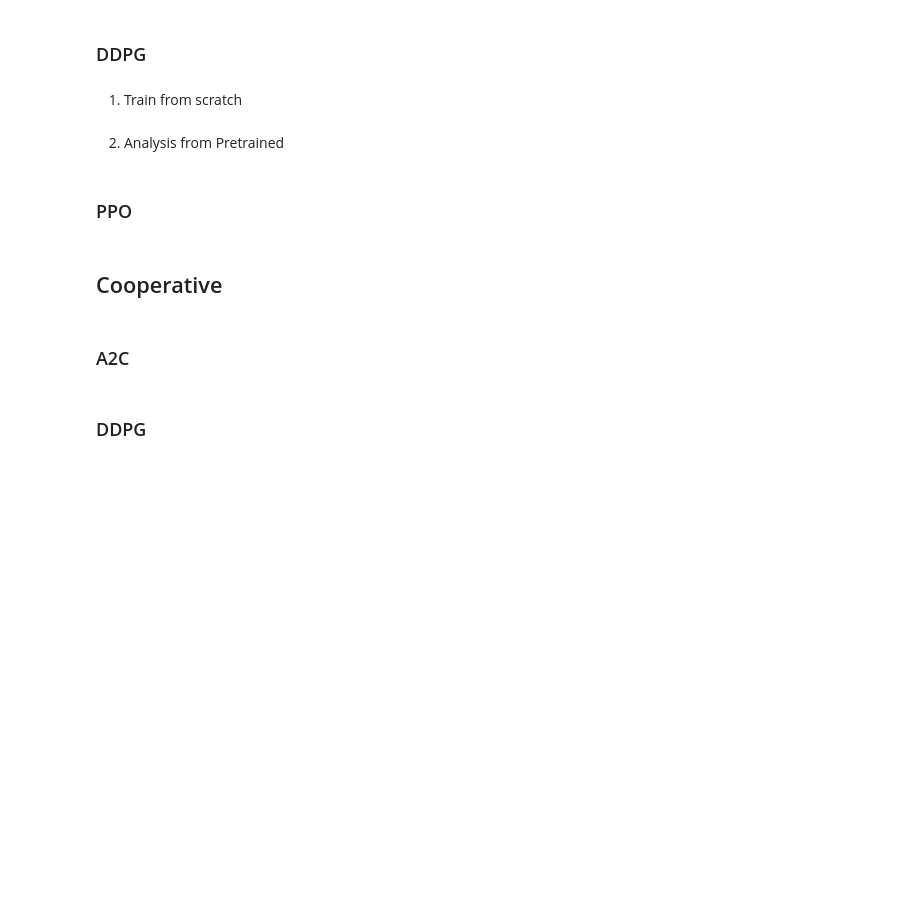
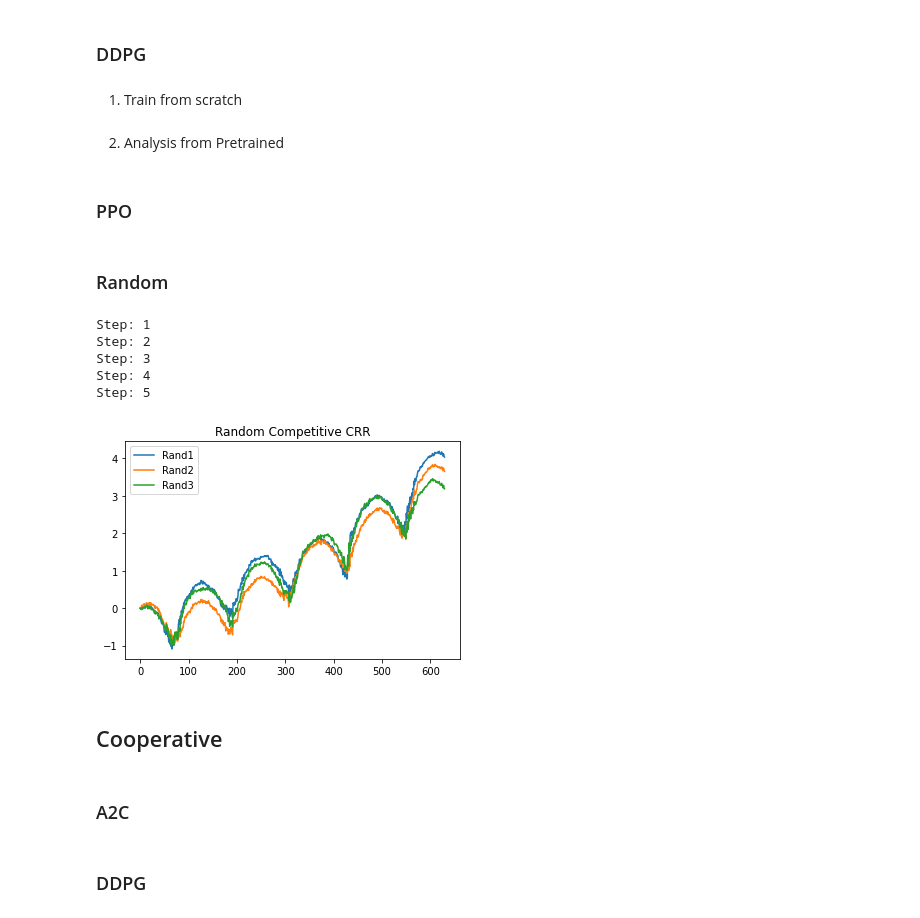
Before and after one commit to interritus141/COMP0031-Group-Research-Project, a Jupyter notebook: COMP0031.ipynb, the cells around one changed output. Saved outputs shown, nothing was run; the diff lists cells and outputs as text; code cells hidden in the pictures; blank space fills up the shorter version.

Commit message:
add random action agent

```diff
--- a/COMP0031.ipynb
+++ b/COMP0031.ipynb
@@ -296,6 +307,21 @@ env_kwargs = {
   "reward_scaling": 1e-4,
   "lookback": 126,
 }
+# %%
+AGENT_STR_TO_OBJECT = {
+    "A2C": lambda pol, env, day: A2C(pol, env, n_steps=day),
+    "DDPG": lambda pol, env, day: DDPG(pol, env),
+    "PPO": lambda pol, env, day: PPO(pol, env, n_steps=day),
+    "Rand": lambda pol, env, day: RandomAgent(pol, env, n_steps=day, stock_dim=stock_dimension)
+}
+# %%
+TYPE_TO_NAMES = {
+    "A2C": ["A2C1", "A2C2", "A2C3"],
+    "DDPG": ["DDPG1", "DDPG2", "DDPG3"],
+    "PPO": ["PPO1", "PPO2", "PPO3"],
+    "Mixed": ["A2C", "DDPG", "PPO"],
+    "Rand": ["Rand1", "Rand2", "Rand3"],
+}
 # %% [markdown]
 ## Competitive
 # %%
@@ -320,7 +346,7 @@ class CompetitivePMEnv(gym.Env):
       algo_type="Mixed", # default=mixed
   ):
 
-    assert algo_type in ["A2C", "DDPG", "PPO", "Mixed"]
+    assert algo_type in ["A2C", "DDPG", "PPO", "Mixed", "Rand"]
 
     # attributes
     self.lookback=lookback
@@ -680,6 +706,24 @@ ddpg_comp_env.predict()
 plot_line_graph(ddpg_comp_env, range(0, ddpg_comp_env.end_day+1), ddpg_comp_env.cum_portfolio_return_memory, "DDPG n=200 Competitive CRR")
 # %% [markdown]
 ### PPO
+# %% [markdown]
+### Random
+# %%
+rand_comp_env = CompetitivePMEnv(df=mixed_df, algo_type="Rand", **env_kwargs)
+rand_comp_env.learn(
+    total_timesteps=training_timesteps,
+)
+rand_comp_env.predict()
+# %% [output]
+Step: 1
+Step: 2
+Step: 3
+Step: 4
+Step: 5
+# %%
+plot_line_graph(rand_comp_env, range(0, rand_comp_env.end_day+1), rand_comp_env.cum_portfolio_return_memory, "Random Competitive CRR")
+# %% [output]
+[figure, added]
 # %% [markdown]
 ## Cooperative
 # %%
```
Also changed, not shown: parts of 10 cells of this notebook.
